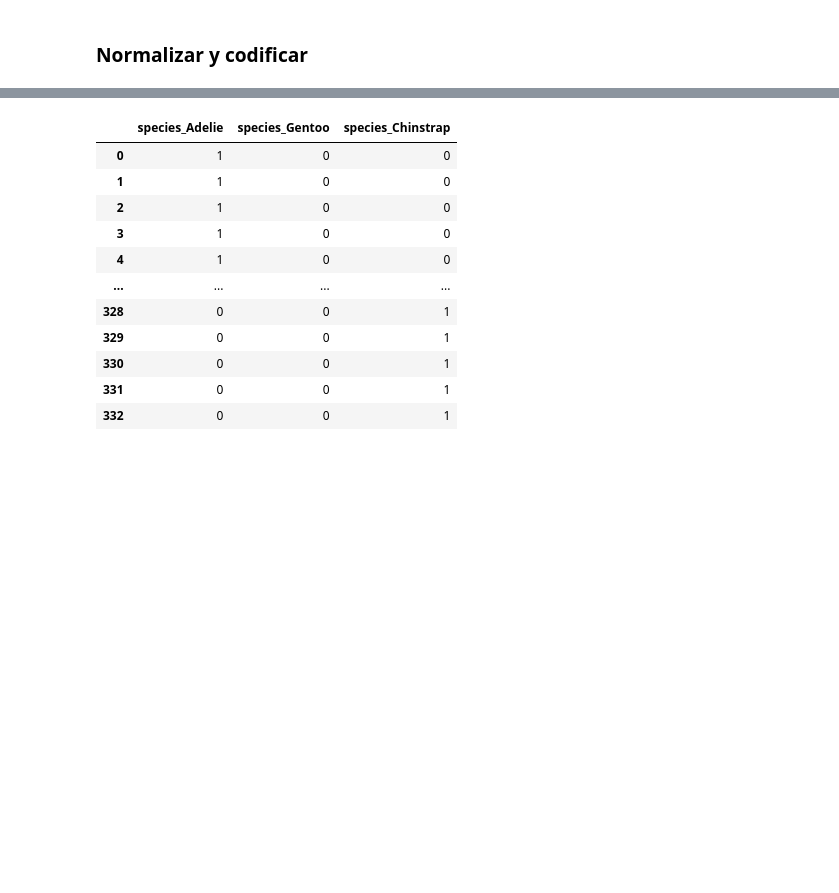
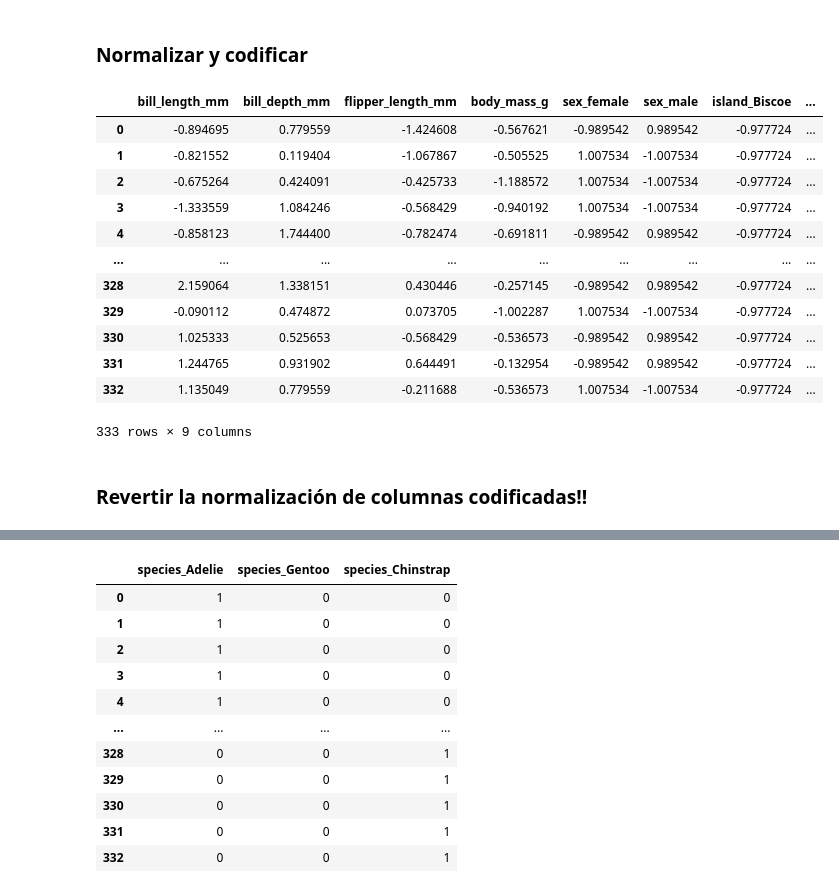
Before and after one commit to CFSanchezV/TB2-RNAs, a Jupyter notebook: MLP.ipynb, the cells around one changed output, grey strips where cells are left out. Drawn from its saved outputs; the diff is of its cells as text; code cells hidden in the pictures; blank space fills up the shorter version.

```diff
--- a/MLP.ipynb
+++ b/MLP.ipynb
@@ -105,3 +83,32 @@ normalized_df = (normalized_df-normalized_df.mean())/normalized_df.std()
+# %%
+# Datos de ingreso excluyen la especie, y la salida las contiene
+
+input_df = df.drop(['species_Adelie','species_Chinstrap','species_Gentoo'], axis=1)
+norm_df = input_df.copy()
+
+output_df = df.filter(['species_Adelie','species_Chinstrap','species_Gentoo'], axis=1)
+
+normalized_df = (norm_df-norm_df.mean())/norm_df.std()
+# normalized_df=(norm_df-norm_df.min())/(norm_df.max()-norm_df.min())
+
+# Mostrar dataframe
+normalized_df
+# %% [output]
+|  | bill_length_mm | bill_depth_mm | flipper_length_mm | body_mass_g | sex_female | sex_male | island_Biscoe | ... |
+| 0 | -0.894695 | 0.779559 | -1.424608 | -0.567621 | -0.989542 | 0.989542 | -0.977724 | ... |
+| 1 | -0.821552 | 0.119404 | -1.067867 | -0.505525 | 1.007534 | -1.007534 | -0.977724 | ... |
+| 2 | -0.675264 | 0.424091 | -0.425733 | -1.188572 | 1.007534 | -1.007534 | -0.977724 | ... |
+| 3 | -1.333559 | 1.084246 | -0.568429 | -0.940192 | 1.007534 | -1.007534 | -0.977724 | ... |
+| 4 | -0.858123 | 1.744400 | -0.782474 | -0.691811 | -0.989542 | 0.989542 | -0.977724 | ... |
+| ... | ... | ... | ... | ... | ... | ... | ... | ... |
+| 328 | 2.159064 | 1.338151 | 0.430446 | -0.257145 | -0.989542 | 0.989542 | -0.977724 | ... |
+| 329 | -0.090112 | 0.474872 | 0.073705 | -1.002287 | 1.007534 | -1.007534 | -0.977724 | ... |
+| 330 | 1.025333 | 0.525653 | -0.568429 | -0.536573 | -0.989542 | 0.989542 | -0.977724 | ... |
+| 331 | 1.244765 | 0.931902 | 0.644491 | -0.132954 | -0.989542 | 0.989542 | -0.977724 | ... |
+| 332 | 1.135049 | 0.779559 | -0.211688 | -0.536573 | 1.007534 | -1.007534 | -0.977724 | ... |
+333 rows × 9 columns
+# %% [markdown]
+### Revertir la normalización de columnas codificadas!!
 # %%
 n_input_df = normalized_df.copy()
 
```
Also changed, not shown: parts of 13 cells of this notebook, 1 other file.
